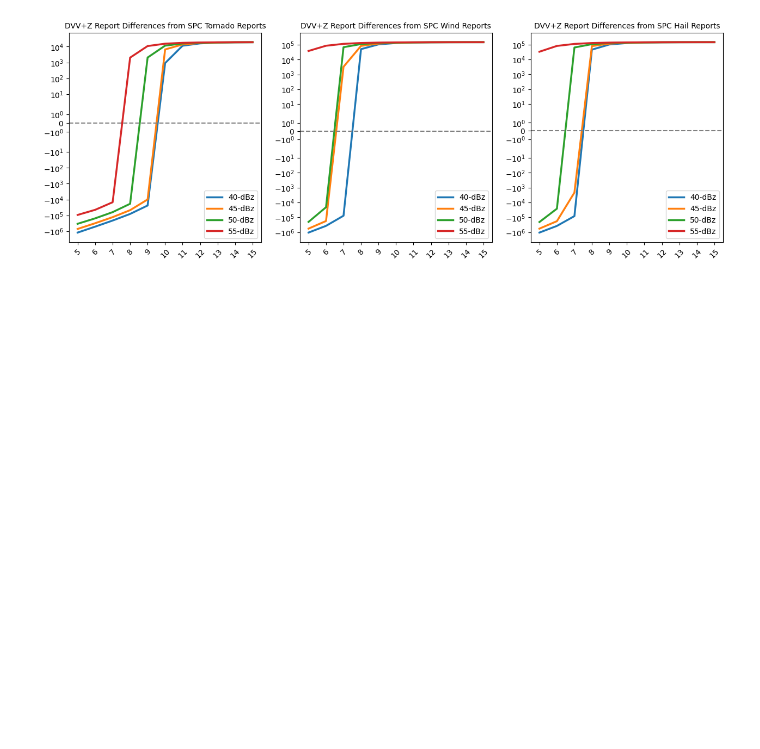
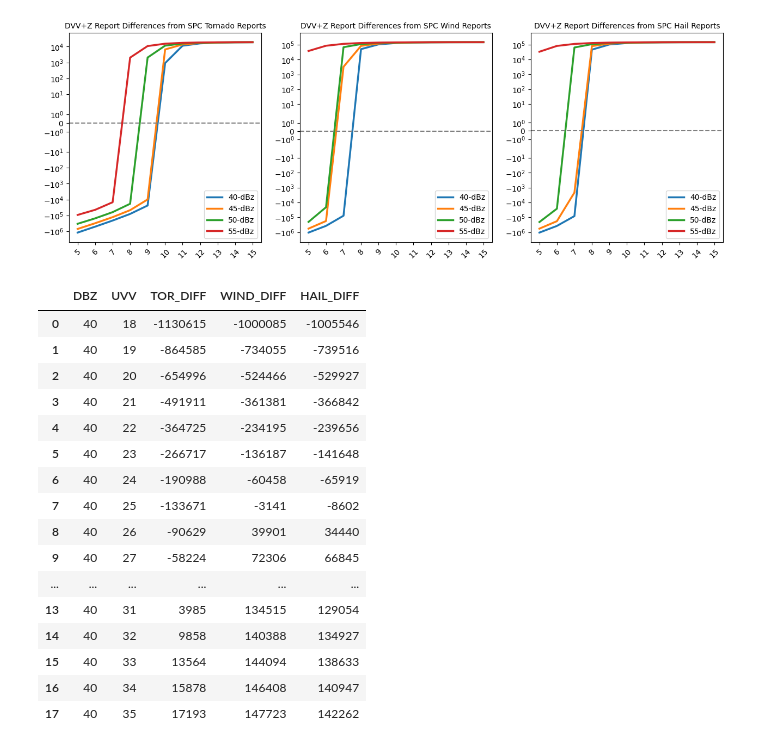
Before and after one commit to jcorner1/SYN_SERV, a Jupyter notebook: Code/Verification_reports_difference_graphs.ipynb, the cells around one changed output. Drawn from its saved outputs; the diff is of its cells as text; code cells hidden in the pictures; blank space fills up the shorter version.

```diff
--- a/Code/Verification_reports_difference_graphs.ipynb
+++ b/Code/Verification_reports_difference_graphs.ipynb
@@ -185,3 +185,23 @@ for haz in range(len(hazs)):
     plt.axhline(y = 0.0, color = 'grey', ls='--')
 # %% [output]
 [figure]
+# %%
+df_res_uvv[(df_res_uvv['DBZ'] == 40)]
+# %% [output]
+|  | DBZ | UVV | TOR_DIFF | WIND_DIFF | HAIL_DIFF |
+| 0 | 40 | 18 | -1130615 | -1000085 | -1005546 |
+| 1 | 40 | 19 | -864585 | -734055 | -739516 |
+| 2 | 40 | 20 | -654996 | -524466 | -529927 |
+| 3 | 40 | 21 | -491911 | -361381 | -366842 |
+| 4 | 40 | 22 | -364725 | -234195 | -239656 |
+| 5 | 40 | 23 | -266717 | -136187 | -141648 |
+| 6 | 40 | 24 | -190988 | -60458 | -65919 |
+| 7 | 40 | 25 | -133671 | -3141 | -8602 |
+| 8 | 40 | 26 | -90629 | 39901 | 34440 |
+| 9 | 40 | 27 | -58224 | 72306 | 66845 |
+| ... | ... | ... | ... | ... | ... |
+| 13 | 40 | 31 | 3985 | 134515 | 129054 |
+| 14 | 40 | 32 | 9858 | 140388 | 134927 |
+| 15 | 40 | 33 | 13564 | 144094 | 138633 |
+| 16 | 40 | 34 | 15878 | 146408 | 140947 |
+| 17 | 40 | 35 | 17193 | 147723 | 142262 |
```
Also changed, not shown: parts of 4 cells of this notebook, 3 other files.
